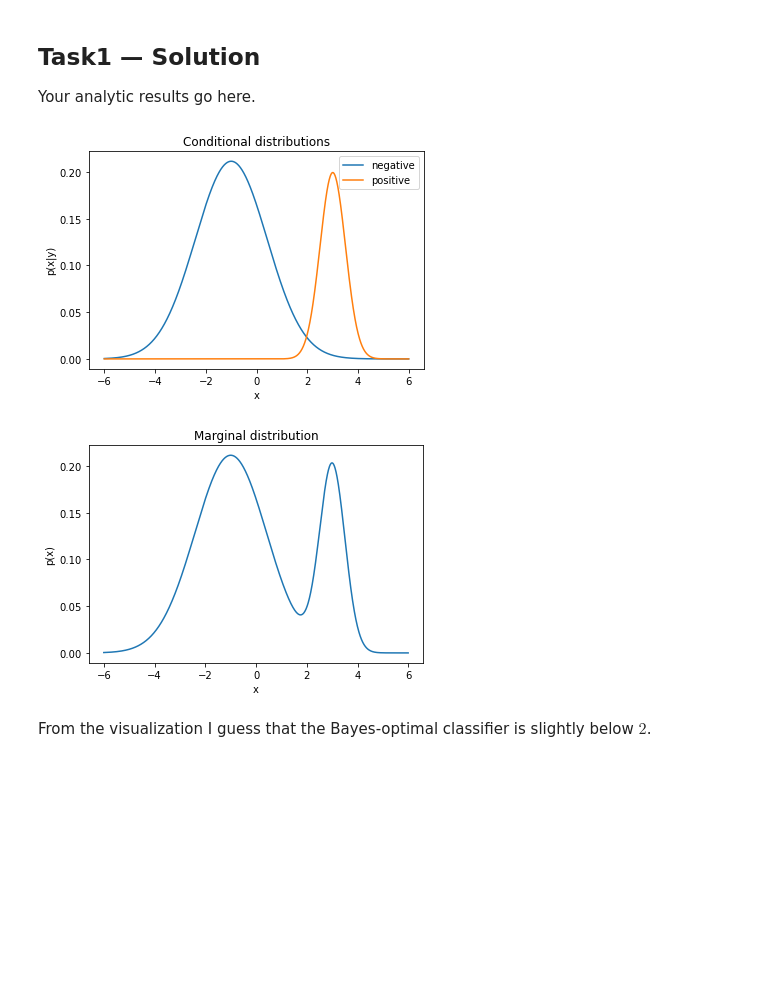
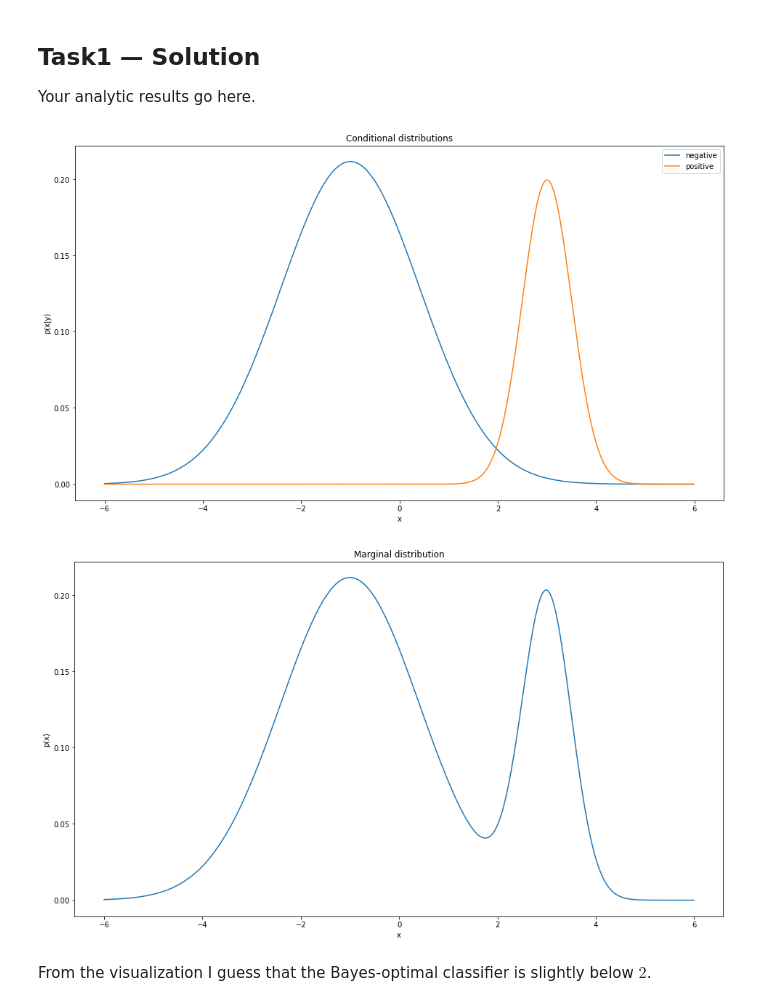
Before and after one commit to Steve2608/machine-learning-supervised-techniques, a Jupyter notebook: UE2/A02_01555842_Brandl_Stefan.ipynb, the cells around one changed output. Cells and saved outputs as stored; diff of their text form; code cells hidden in the pictures; blank space fills up the shorter version.

```diff
--- a/UE2/A02_01555842_Brandl_Stefan.ipynb
+++ b/UE2/A02_01555842_Brandl_Stefan.ipynb
@@ -21,32 +21,37 @@ Visualize the marginal distribution $p(x)$ in one plot and the two conditional d
 Your analytic results go here.
 # %%
 from matplotlib import pyplot as plt
-from numpy import pi as PI, sqrt, exp, array, arange
+import numpy as np
+from numpy import pi as PI
+
 
 def negative(x):
-    return 1/(2*sqrt(PI)) * exp(((x+1)**2) / -4)
+    return 1/(2*np.sqrt(PI)) * np.exp(((x+1)**2) / -4)
 
 def positive(x):
-    return sqrt(2)/sqrt(PI) * exp(-2*(x-3)**2)
+    return np.sqrt(2 / PI) * np.exp(-2*(x-3)**2)
 
 
-x = arange(-6, 6, 0.01)
-plt.title("Conditional distributions")
-plt.xlabel("x")
-plt.ylabel("p(x|y)")
+x = np.arange(-6, 6, 0.01)
+
+plt.figure(figsize=(16, 9))
+plt.title('Conditional distributions')
+plt.xlabel('x')
+plt.ylabel('p(x|y)')
 line_neg, = plt.plot(x, negative(x) * 3/4)
 line_pos, = plt.plot(x, positive(x) * 1/4)
-plt.legend((line_neg, line_pos), ("negative", "positive"))
+plt.legend((line_neg, line_pos), ('negative', 'positive'))
 plt.show()
 
-plt.title("Marginal distribution")
-plt.xlabel("x")
-plt.ylabel("p(x)")
+plt.figure(figsize=(16, 9))
+plt.title('Marginal distribution')
+plt.xlabel('x')
+plt.ylabel('p(x)')
 plt.plot(x, negative(x) * 3/4 + positive(x) * 1/4)
 plt.show()
 # %% [output]
-[figure, old version]
+[figure, new version]
-[figure, old version]
+[figure, new version]
 # %% [markdown]
 From the visualization I guess that the Bayes-optimal classifier is slightly below $2$.
 # %% [markdown]
```
Also changed, not shown: parts of 3 cells of this notebook, 1 other file.
